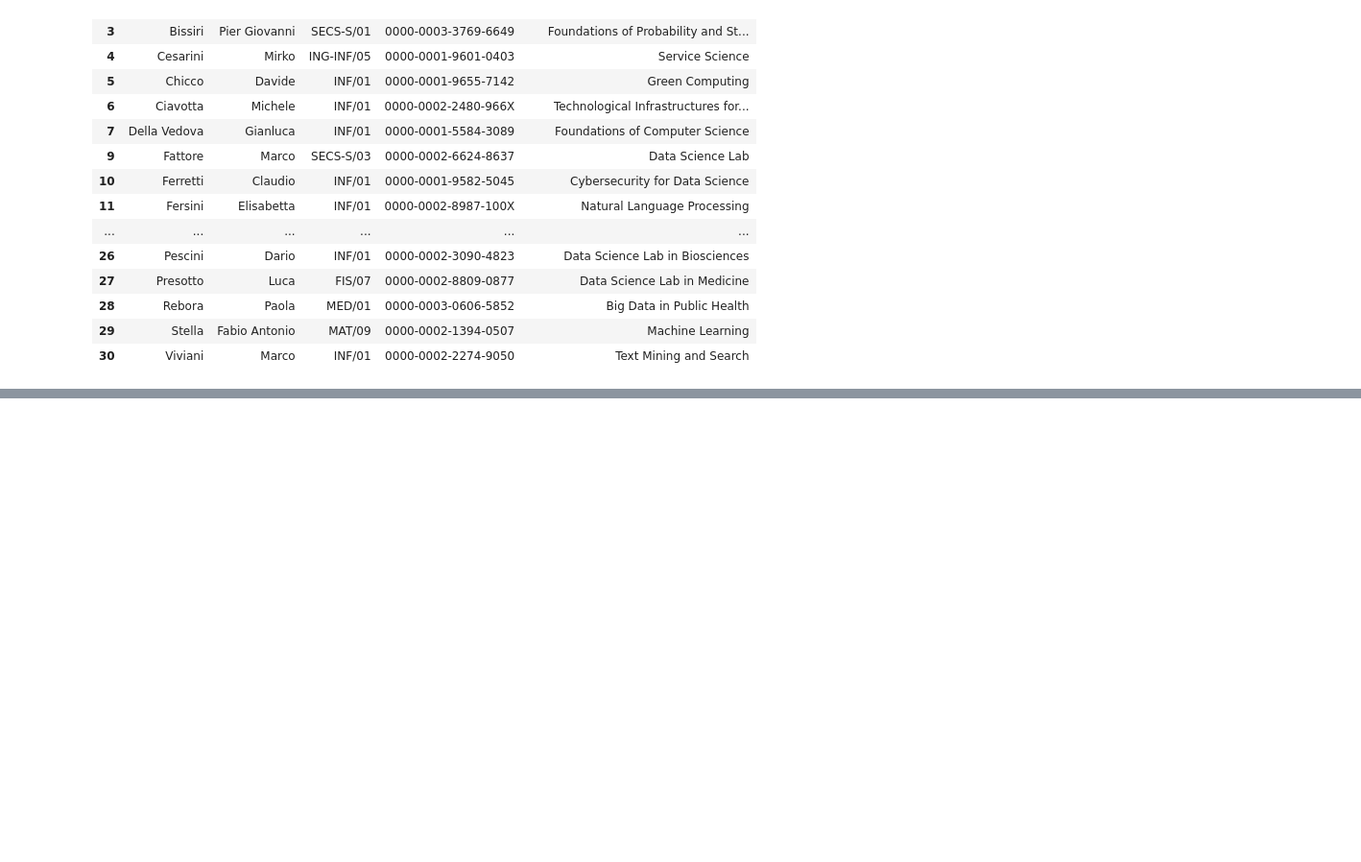
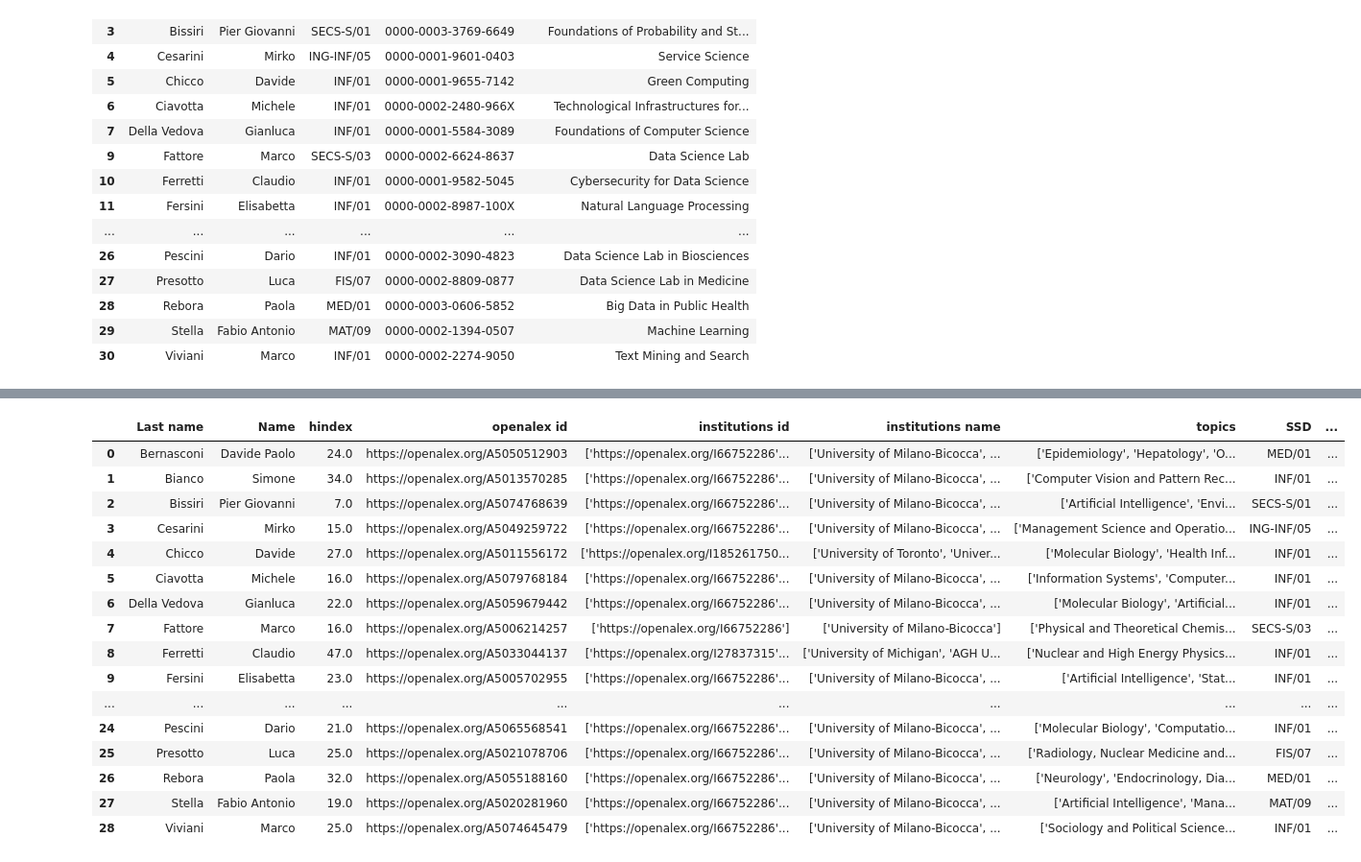
Before and after one commit to keitaVigano/KB_data_science, a Jupyter notebook: notebooks/internal_matching.ipynb, the cells around one changed output, grey strips where cells are left out. Shown: that part at 96% size. Drawn from its saved outputs; the diff is of its cells as text; code cells hidden in the pictures; blank space fills up the shorter version.

Commit message:
Create Final dataset for internal authors

```diff
--- a/notebooks/internal_matching.ipynb
+++ b/notebooks/internal_matching.ipynb
@@ -708,0 +733,39 @@ df_orcid_list.to_csv('authors_complete_ds.csv')
+# %%
+import pandas as pd
+
+# Carica i due dataset
+df_complete = pd.read_csv("../data/authors/authors_complete.csv")
+df_complete = df_complete[['Last name','Name','hindex','openalex id',	'institutions id', 'institutions name',	'topics']]
+df_orcid = pd.read_csv("../data/authors/authors_complete_ds.csv")
+
+# Rimuovi la colonna "Unnamed: 0" se presente
+for df in [df_complete, df_orcid]:
+    if "Unnamed: 0" in df.columns:
+        df.drop(columns=["Unnamed: 0"], inplace=True)
+
+# Unione basata su nome e cognome
+df_merged = pd.merge(df_complete, df_orcid, on=["Name", "Last name"], how="left")
+
+# Visualizza il risultato
+df_merged.head()
+df_merged.to_csv('../data/authors/authors_internal.csv')
+# %%
+df_merged
+# %% [output]
+|  | Last name | Name | hindex | openalex id | institutions id | institutions name | topics | SSD | ... |
+| 0 | Bernasconi | Davide Paolo | 24.0 | https://openalex.org/A5050512903 | ['https://openalex.org/I66752286'... | ['University of Milano-Bicocca', ... | ['Epidemiology', 'Hepatology', 'O... | MED/01 | ... |
+| 1 | Bianco | Simone | 34.0 | https://openalex.org/A5013570285 | ['https://openalex.org/I66752286'... | ['University of Milano-Bicocca', ... | ['Computer Vision and Pattern Rec... | INF/01 | ... |
+| 2 | Bissiri | Pier Giovanni | 7.0 | https://openalex.org/A5074768639 | ['https://openalex.org/I66752286'... | ['University of Milano-Bicocca', ... | ['Artificial Intelligence', 'Envi... | SECS-S/01 | ... |
+| 3 | Cesarini | Mirko | 15.0 | https://openalex.org/A5049259722 | ['https://openalex.org/I66752286'... | ['University of Milano-Bicocca', ... | ['Management Science and Operatio... | ING-INF/05 | ... |
+| 4 | Chicco | Davide | 27.0 | https://openalex.org/A5011556172 | ['https://openalex.org/I185261750... | ['University of Toronto', 'Univer... | ['Molecular Biology', 'Health Inf... | INF/01 | ... |
+| 5 | Ciavotta | Michele | 16.0 | https://openalex.org/A5079768184 | ['https://openalex.org/I66752286'... | ['University of Milano-Bicocca', ... | ['Information Systems', 'Computer... | INF/01 | ... |
+| 6 | Della Vedova | Gianluca | 22.0 | https://openalex.org/A5059679442 | ['https://openalex.org/I66752286'... | ['University of Milano-Bicocca', ... | ['Molecular Biology', 'Artificial... | INF/01 | ... |
+| 7 | Fattore | Marco | 16.0 | https://openalex.org/A5006214257 | ['https://openalex.org/I66752286'] | ['University of Milano-Bicocca'] | ['Physical and Theoretical Chemis... | SECS-S/03 | ... |
+| 8 | Ferretti | Claudio | 47.0 | https://openalex.org/A5033044137 | ['https://openalex.org/I27837315'... | ['University of Michigan', 'AGH U... | ['Nuclear and High Energy Physics... | INF/01 | ... |
+| 9 | Fersini | Elisabetta | 23.0 | https://openalex.org/A5005702955 | ['https://openalex.org/I66752286'... | ['University of Milano-Bicocca', ... | ['Artificial Intelligence', 'Stat... | INF/01 | ... |
+| ... | ... | ... | ... | ... | ... | ... | ... | ... | ... |
+| 24 | Pescini | Dario | 21.0 | https://openalex.org/A5065568541 | ['https://openalex.org/I66752286'... | ['University of Milano-Bicocca', ... | ['Molecular Biology', 'Computatio... | INF/01 | ... |
+| 25 | Presotto | Luca | 25.0 | https://openalex.org/A5021078706 | ['https://openalex.org/I66752286'... | ['University of Milano-Bicocca', ... | ['Radiology, Nuclear Medicine and... | FIS/07 | ... |
+| 26 | Rebora | Paola | 32.0 | https://openalex.org/A5055188160 | ['https://openalex.org/I66752286'... | ['University of Milano-Bicocca', ... | ['Neurology', 'Endocrinology, Dia... | MED/01 | ... |
+| 27 | Stella | Fabio Antonio | 19.0 | https://openalex.org/A5020281960 | ['https://openalex.org/I66752286'... | ['University of Milano-Bicocca', ... | ['Artificial Intelligence', 'Mana... | MAT/09 | ... |
+| 28 | Viviani | Marco | 25.0 | https://openalex.org/A5074645479 | ['https://openalex.org/I66752286'... | ['University of Milano-Bicocca', ... | ['Sociology and Political Science... | INF/01 | ... |
```
Also changed, not shown: parts of 2 cells of this notebook, 3 other files.
